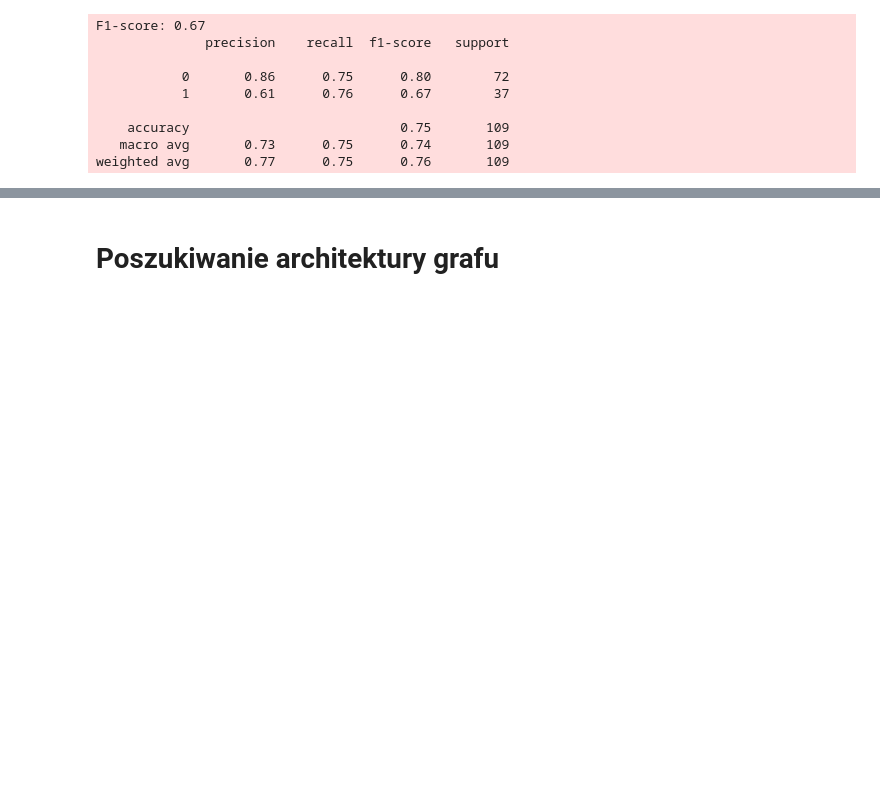
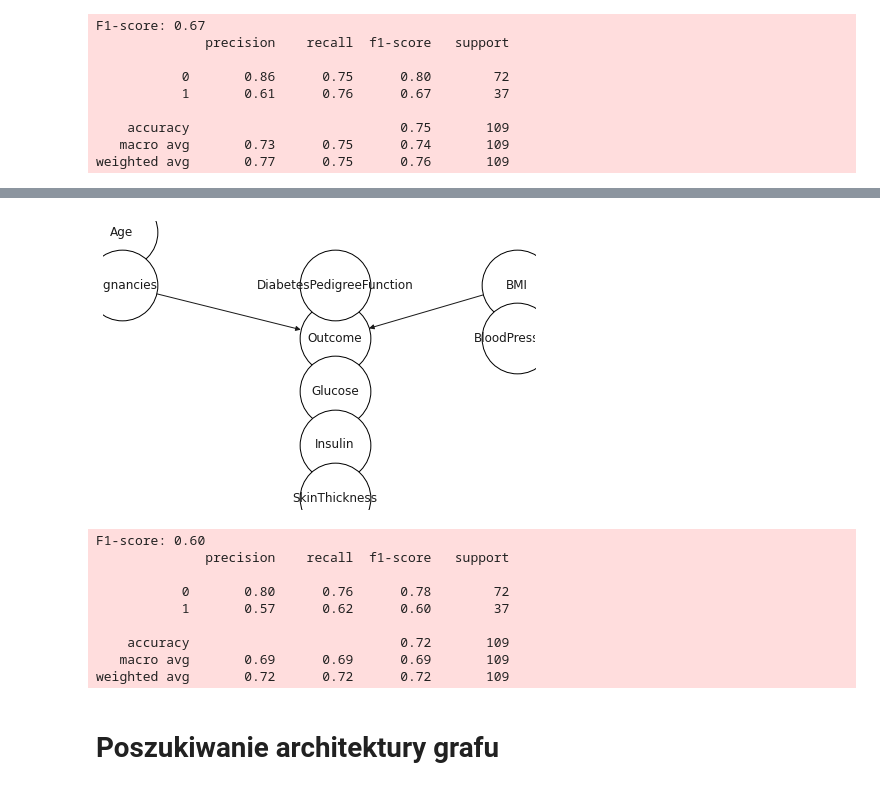
Before and after one commit to Stashq/p01-czwartek-11-Straburzynski-Raczy, a Jupyter notebook: PGM.ipynb, the cells around one changed output, grey strips where cells are left out. Cells and saved outputs as stored; diff of their text form; code cells hidden in the pictures; blank space fills up the shorter version.

```diff
--- a/PGM.ipynb
+++ b/PGM.ipynb
@@ -136,3 +166,33 @@ weighted avg       0.72      0.72      0.72       116
+# %%
+bn = BayesianModel([
+    ("Age", "Pregnancies"),
+    ("BMI", "BloodPressure"),
+    ("BMI", "Outcome"),
+    ("Pregnancies", "Outcome"),
+    ("DiabetesPedigreeFunction", "Outcome"),
+    ("Outcome", "Glucose"),
+    ("Glucose", "Insulin"),
+    ("Insulin", "SkinThickness"),
+])
+bn.fit(train)
+draw(bn)
+y_pred = bn.predict(test.drop(columns="Outcome"))
+f1 = get_f1_score(
+    y_true=test["Outcome"],
+    y_pred=y_pred,
+    verbose=2
+)
+# %% [output]
+[figure, added]
+F1-score: 0.60
+              precision    recall  f1-score   support
+
+           0       0.80      0.76      0.78        72
+           1       0.57      0.62      0.60        37
+
+    accuracy                           0.72       109
+   macro avg       0.69      0.69      0.69       109
+weighted avg       0.72      0.72      0.72       109
 # %% [markdown]
 # Poszukiwanie architektury grafu
 # %%
```
Also changed, not shown: parts of 12 cells of this notebook, 1 other file.
